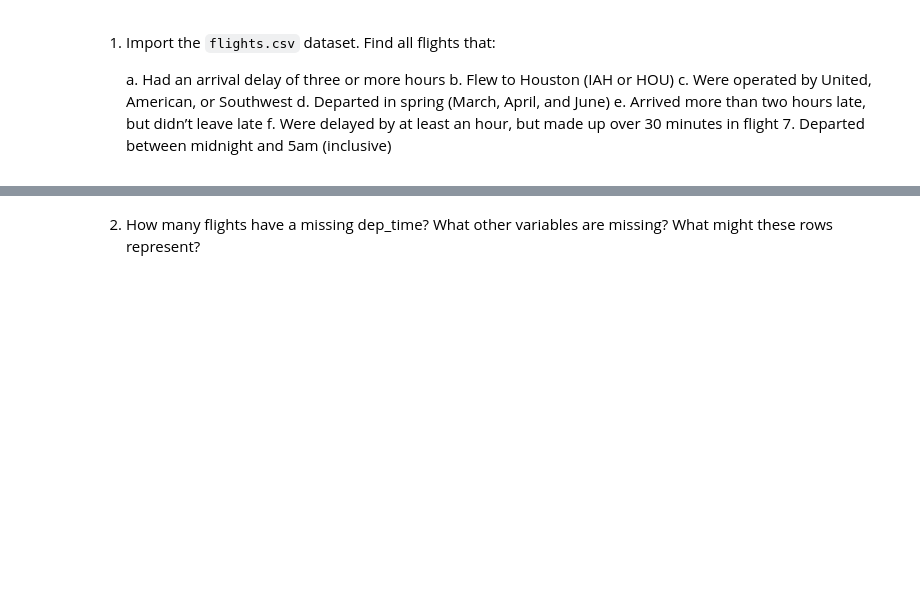
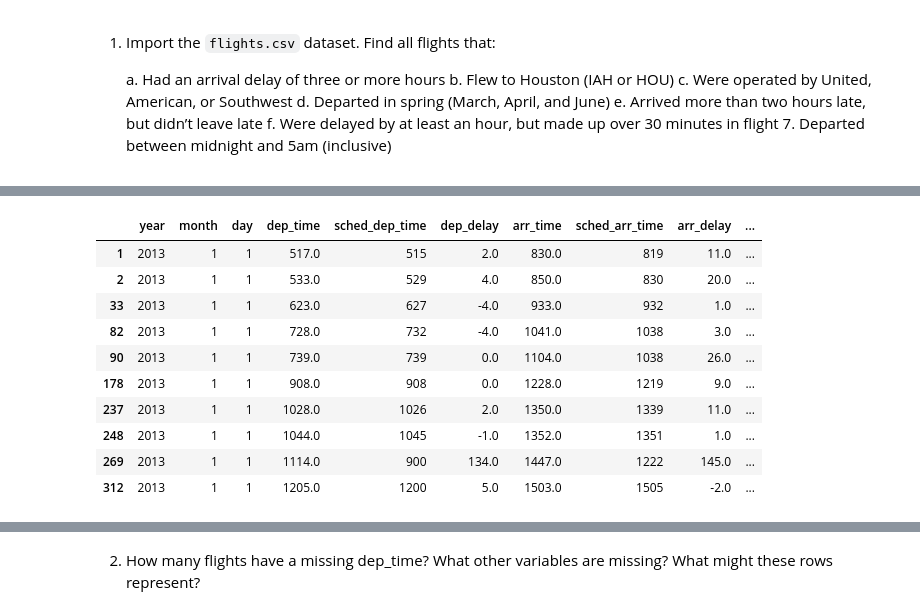
Before and after one commit to qlab-intro-python/tarea-2-jorge-dongo-joshua-quispe, a Jupyter notebook: tarea_2_plantilla.ipynb, the cells around one changed output, grey strips where cells are left out. Drawn from its saved outputs; the diff is of its cells as text; code cells hidden in the pictures; blank space fills up the shorter version.

```diff
--- a/tarea_2_plantilla.ipynb
+++ b/tarea_2_plantilla.ipynb
@@ -22,0 +41,15 @@ Profesor:       Victor Fuentes Campos
+# %%
+# B
+display(flights.loc[((flights['dest']=='IAH') | (flights['dest']=='HOU'))].head(10))
+# %% [output]
+|  | year | month | day | dep_time | sched_dep_time | dep_delay | arr_time | sched_arr_time | arr_delay | ... |
+| 1 | 2013 | 1 | 1 | 517.0 | 515 | 2.0 | 830.0 | 819 | 11.0 | ... |
+| 2 | 2013 | 1 | 1 | 533.0 | 529 | 4.0 | 850.0 | 830 | 20.0 | ... |
+| 33 | 2013 | 1 | 1 | 623.0 | 627 | -4.0 | 933.0 | 932 | 1.0 | ... |
+| 82 | 2013 | 1 | 1 | 728.0 | 732 | -4.0 | 1041.0 | 1038 | 3.0 | ... |
+| 90 | 2013 | 1 | 1 | 739.0 | 739 | 0.0 | 1104.0 | 1038 | 26.0 | ... |
+| 178 | 2013 | 1 | 1 | 908.0 | 908 | 0.0 | 1228.0 | 1219 | 9.0 | ... |
+| 237 | 2013 | 1 | 1 | 1028.0 | 1026 | 2.0 | 1350.0 | 1339 | 11.0 | ... |
+| 248 | 2013 | 1 | 1 | 1044.0 | 1045 | -1.0 | 1352.0 | 1351 | 1.0 | ... |
+| 269 | 2013 | 1 | 1 | 1114.0 | 900 | 134.0 | 1447.0 | 1222 | 145.0 | ... |
+| 312 | 2013 | 1 | 1 | 1205.0 | 1200 | 5.0 | 1503.0 | 1505 | -2.0 | ... |
```
Also changed, not shown: parts of 11 cells of this notebook.
